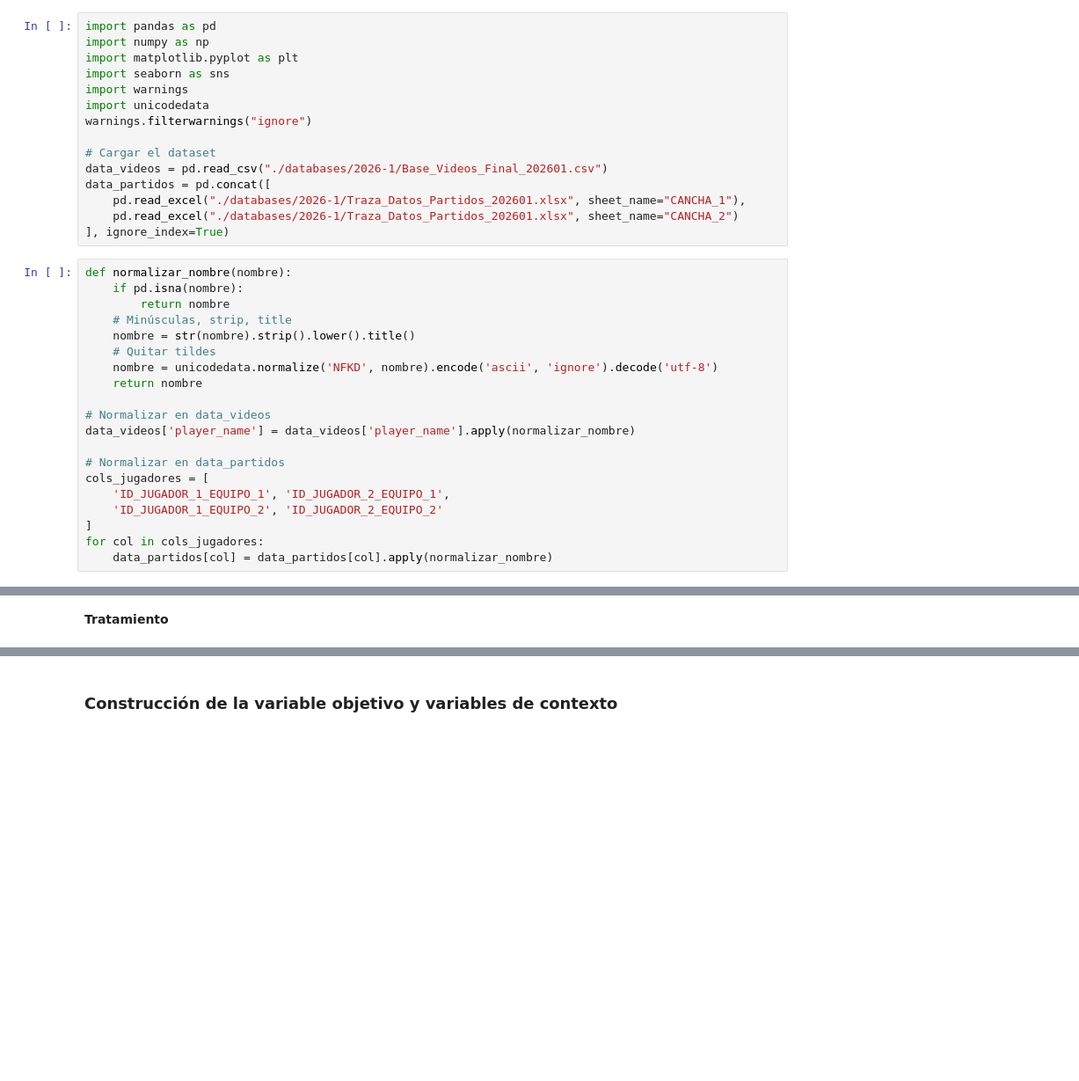
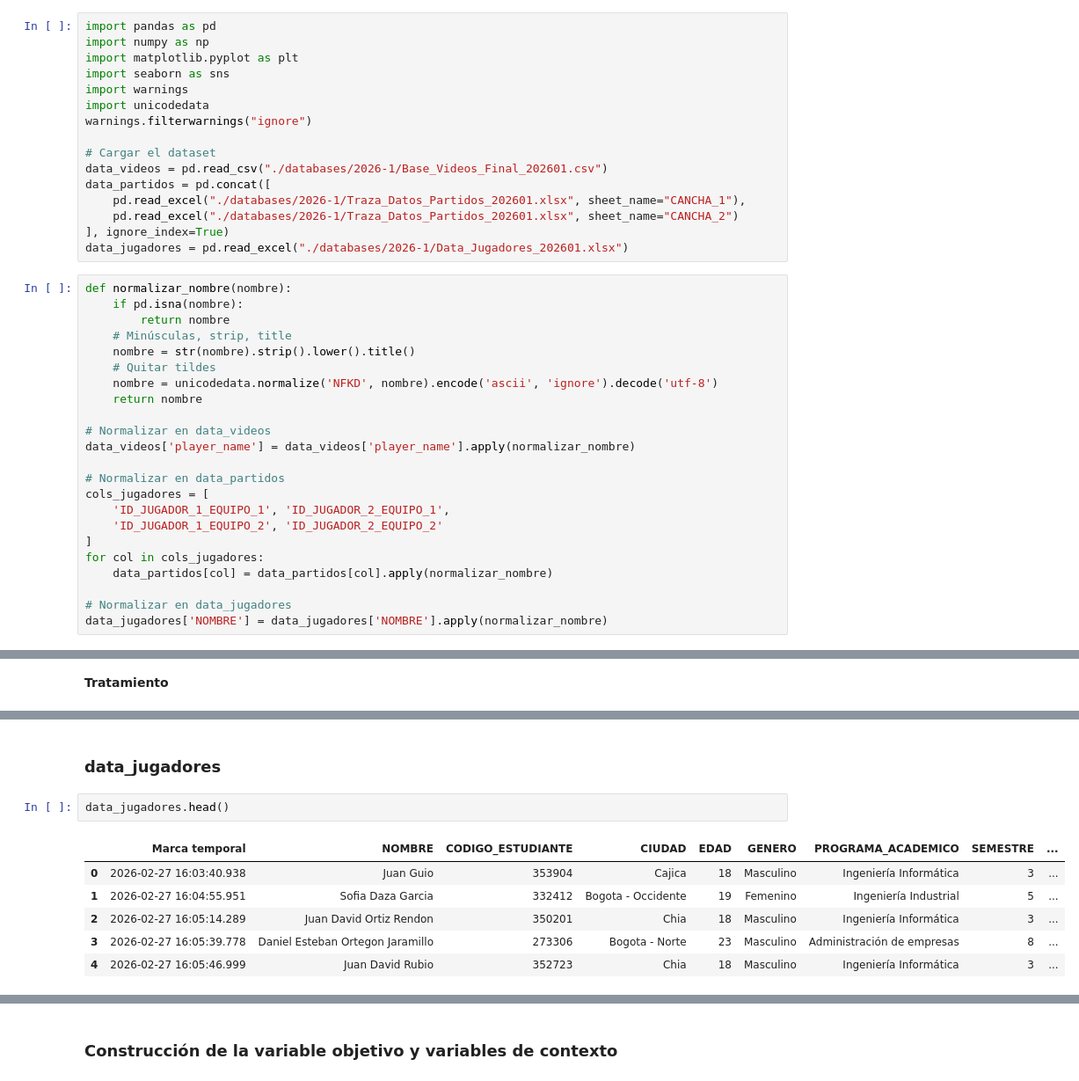
Before and after one commit to Brayan-137/ad-proyecto-final, a Jupyter notebook: main.ipynb, the cells around one changed output, grey strips where cells are left out. Shown at 88% size. Saved outputs shown, nothing was run; the diff lists cells and outputs as text; blank space fills up the shorter version.

```diff
--- a/main.ipynb
+++ b/main.ipynb
@@ -122,6 +122,7 @@ data_partidos = pd.concat([
     pd.read_excel("./databases/2026-1/Traza_Datos_Partidos_202601.xlsx", sheet_name="CANCHA_1"),
     pd.read_excel("./databases/2026-1/Traza_Datos_Partidos_202601.xlsx", sheet_name="CANCHA_2")
 ], ignore_index=True)
+data_jugadores = pd.read_excel("./databases/2026-1/Data_Jugadores_202601.xlsx")
 # %%
 def normalizar_nombre(nombre):
     if pd.isna(nombre):
@@ -142,6 +143,9 @@ cols_jugadores = [
 ]
 for col in cols_jugadores:
     data_partidos[col] = data_partidos[col].apply(normalizar_nombre)
+
+# Normalizar en data_jugadores
+data_jugadores['NOMBRE'] = data_jugadores['NOMBRE'].apply(normalizar_nombre)
 # %%
 pd.set_option('display.max_columns', None)
 pd.set_option('display.max_rows', 1000)
@@ -727 +731,12 @@ print(data_partidos[cols_jugadores].drop_duplicates().to_string())
 396                 Jose Fabian Garcia          Juan Esteban Bustos Marin         Luis Felipe Bonilla Patino              Esteban Sequeda Henao
+# %% [markdown]
+### data_jugadores
+# %%
+data_jugadores.head()
+# %% [output]
+|  | Marca temporal | NOMBRE | CODIGO_ESTUDIANTE | CIUDAD | EDAD | GENERO | PROGRAMA_ACADEMICO | SEMESTRE | ... |
+| 0 | 2026-02-27 16:03:40.938 | Juan Guio | 353904 | Cajica | 18 | Masculino | Ingeniería Informática | 3 | ... |
+| 1 | 2026-02-27 16:04:55.951 | Sofia Daza Garcia | 332412 | Bogota - Occidente | 19 | Femenino | Ingeniería Industrial | 5 | ... |
+| 2 | 2026-02-27 16:05:14.289 | Juan David Ortiz Rendon | 350201 | Chia | 18 | Masculino | Ingeniería Informática | 3 | ... |
+| 3 | 2026-02-27 16:05:39.778 | Daniel Esteban Ortegon Jaramillo | 273306 | Bogota - Norte | 23 | Masculino | Administración de empresas | 8 | ... |
+| 4 | 2026-02-27 16:05:46.999 | Juan David Rubio | 352723 | Chia | 18 | Masculino | Ingeniería Informática | 3 | ... |
```
Also changed, not shown: parts of 28 cells of this notebook.
